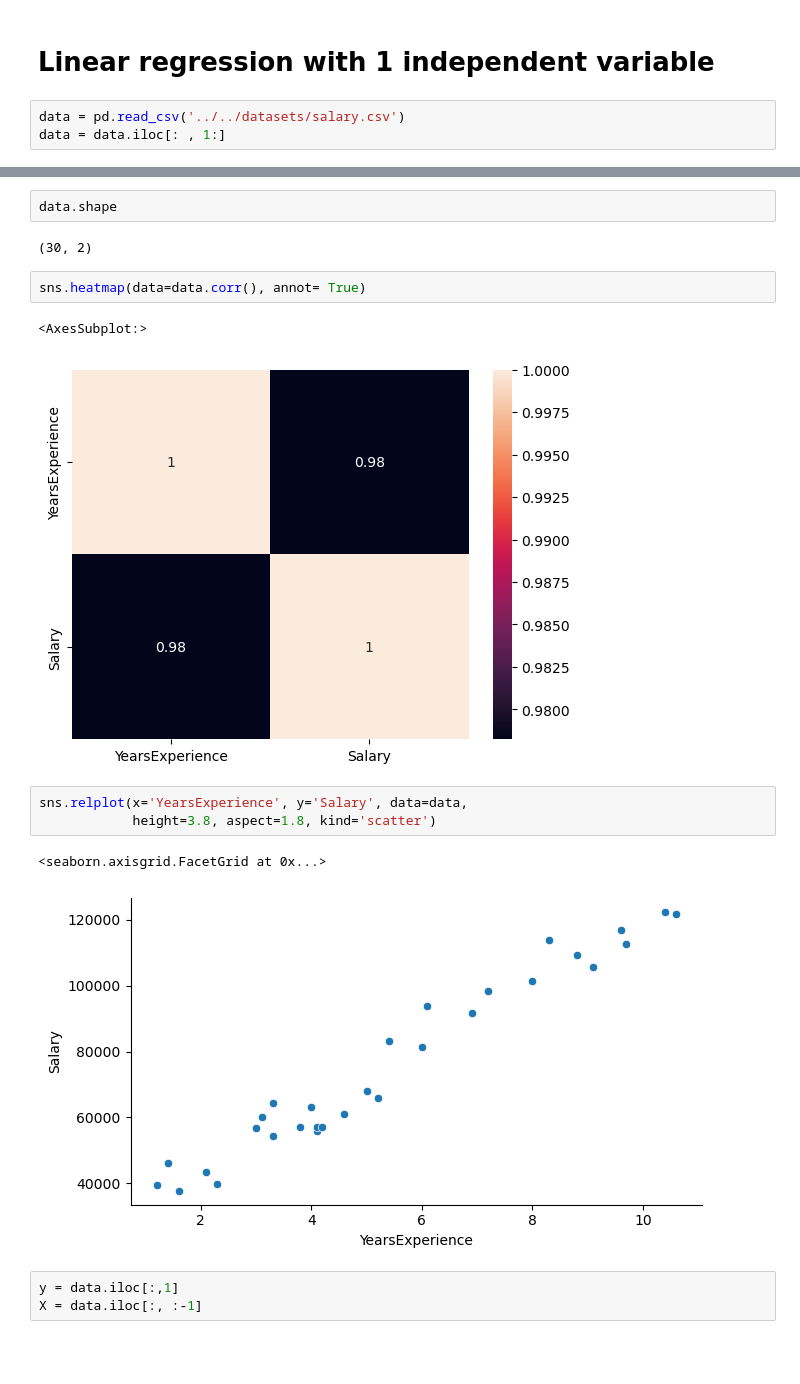
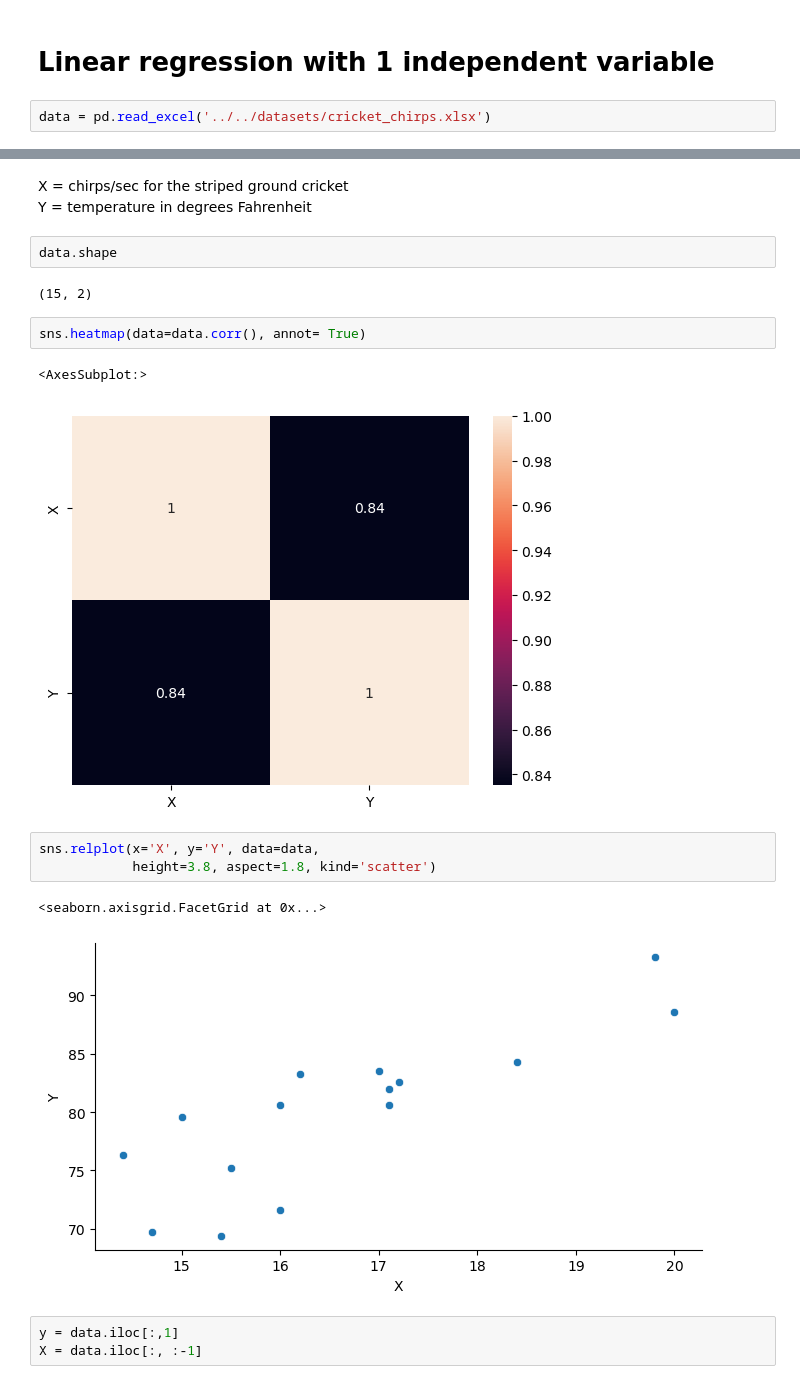
Before and after one commit to ansatsu01/Data-Analysis-and-Visualisation-Technology-Course, a Jupyter notebook: Linear Regression.ipynb, the cells around one changed output, grey strips where cells are left out. Saved outputs shown, nothing was run; the diff lists cells and outputs as text; blank space fills up the shorter version.

```diff
--- a/Linear Regression.ipynb
+++ b/Linear Regression.ipynb
@@ -9,8 +10,7 @@ from sklearn.metrics import mean_absolute_error,mean_squared_error, r2_score
 # %% [markdown]
 # Linear regression with 1 independent variable
 # %%
-data = pd.read_csv('../../datasets/salary.csv')
-data = data.iloc[: , 1:]
+data = pd.read_excel('../../datasets/cricket_chirps.xlsx')
 # %%
 data.head()
 # %% [output]
@@ -23,18 +23,21 @@ data.head()
+# %% [markdown]
+X = chirps/sec for the striped ground cricket <br>
+Y = temperature in degrees Fahrenheit
 # %%
 data.shape
 # %% [output]
-(30, 2)
+(15, 2)
 # %%
 sns.heatmap(data=data.corr(), annot= True)
 # %% [output]
 <AxesSubplot:>
-[figure, old version]
+[figure, new version]
 # %%
-sns.relplot(x='YearsExperience', y='Salary', data=data,
+sns.relplot(x='X', y='Y', data=data,
             height=3.8, aspect=1.8, kind='scatter')
 # %% [output]
 <seaborn.axisgrid.FacetGrid at 0x...>
-[figure, old version]
+[figure, new version]
 # %%
 y = data.iloc[:,1]
 X = data.iloc[:, :-1]
```
Also changed, not shown: parts of 22 cells of this notebook.
